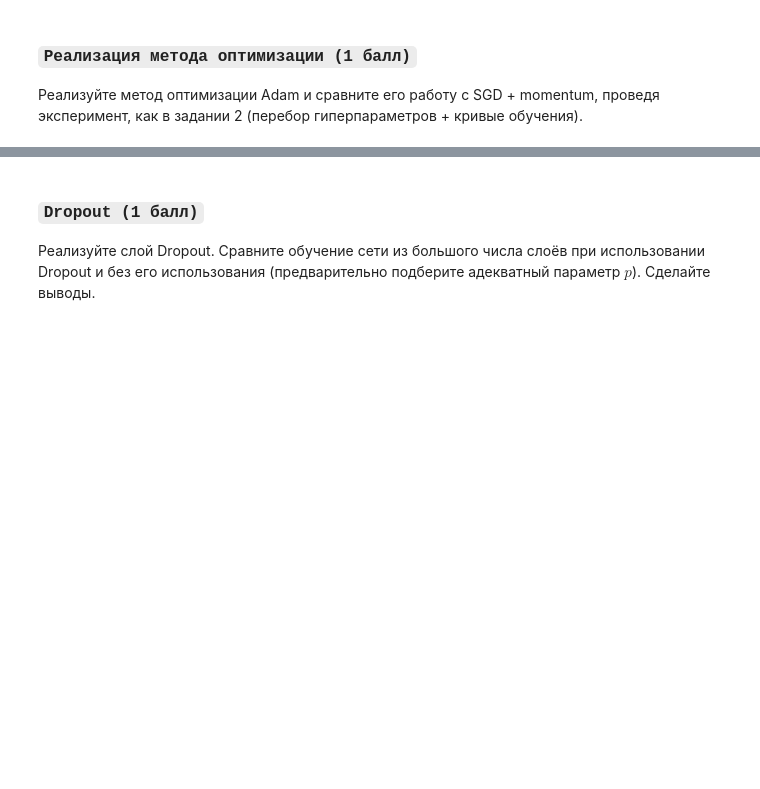
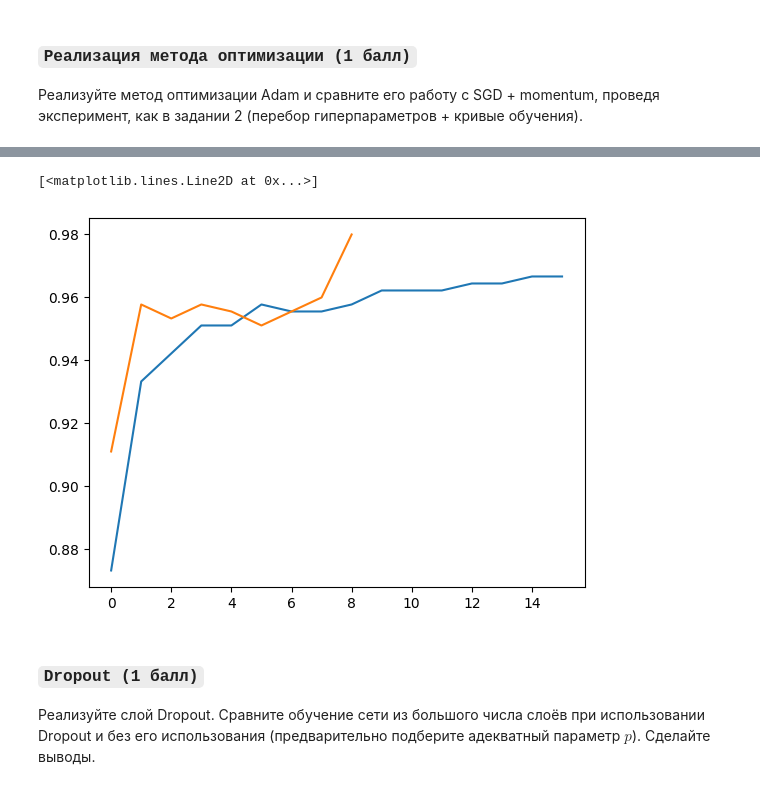
Before and after one commit to Dont4rootMe/Dense-NN, a Jupyter notebook: dense-NN.ipynb, the cells around one changed output, grey strips where cells are left out. Saved outputs shown, nothing was run; the diff lists cells and outputs as text; code cells hidden in the pictures; blank space fills up the shorter version.

```diff
--- a/dense-NN.ipynb
+++ b/dense-NN.ipynb
@@ -3506,11 +3511,14 @@ from time import time
 
 stats = {}
 # %%
-# lbfgs-b
+# l-bfgs-b
 network = [
     Dense(64, 32),
     ReLU(),
-    Dense(32, 10),
+    Dense(32, 20),
+    ReLU(),
+    Dense(20, 10),
+    ReLU(),
     LogSoftmax()
 ]
 
@@ -3524,11 +3532,12 @@ res = minimize(
     compute_loss_grad, weights,
     args=[network, X_train, y_train],
     method="L-BFGS-B",
+    callback=cb_lbfgsb.call,
     jac=True)
 end = time()
 
 stats['lbfgsb'] = {
-    'train_curve': (f'L-BFGS-B[{cb_lbfgsb.train_acc[-1]}]', cb_lbfgsb.train_acc),
-    'test_curve': (f'L-BFGS-B[{cb_lbfgsb.test_acc[-1]}]', cb_lbfgsb.test_acc),
+    'train_curve': (f'train L-BFGS-B[{cb_lbfgsb.train_acc[-1]:.4f}]', cb_lbfgsb.train_acc),
+    'test_curve': (f'test L-BFGS-B[{cb_lbfgsb.test_acc[-1]:.4f}]', cb_lbfgsb.test_acc),
     'time': end - start
 }
@@ -3582,3 +5417,50 @@ stats['lbfgsb'] = {
+# %%
+# momentum_train_np = np.ndarray((len(momentum_train), 100))
+# for i, tr in enumerate(momentum_train):
+#     for j, acc in enumerate(tr):
+#         momentum_train_np[i][j] = acc
+# momentum_test_np = np.ndarray((len(momentum_test), 100))
+# for i, tr in enumerate(momentum_test):
+#     for j, acc in enumerate(tr):
+#         momentum_test_np[i][j] = acc
+
+# adam_train_np = np.ndarray((len(adam_train), 100))
+# for i, tr in enumerate(adam_train):
+#     for j, acc in enumerate(tr):
+#         adam_train_np[i][j] = acc
+# adam_test_np = np.ndarray((len(adam_test), 100))
+# for i, tr in enumerate(adam_test):
+#     for j, acc in enumerate(tr):
+#         adam_test_np[i][j] = acc
+
+# means_momentum_train = momentum_train_np.mean(axis=0)
+# means_momentum_test = momentum_test_np.mean(axis=0)
+# means_adam_train = adam_train_np.mean(axis=0)
+# means_adam_test = adam_test_np.mean(axis=0)
+
+# std_momentum_train = momentum_train_np.std(axis=0)
+# std_momentum_test = momentum_test_np.std(axis=0)
+# std_adam_train = adam_train_np.std(axis=0)
+# std_adam_test = adam_test_np.std(axis=0)
+
+# plt.plot(std_momentum_test)
+
+best = -1
+row_momentum = None
+for inds in momentum_test:
+    row_momentum, best = (
+        inds, inds[-1]) if inds[-1] > best else (row_momentum, best)
+
+best = -1
+row_adam = None
+for inds in adam_test:
+    row_adam, best = (inds, inds[-1]) if inds[-1] > best else (row_adam, best)
+
+plt.plot(row_momentum)
+plt.plot(row_adam)
+# %% [output]
+[<matplotlib.lines.Line2D at 0x...>]
+[figure, added]
 # %% [markdown]
 ### `Dropout (1 балл)`
 
```
Also changed, not shown: parts of 21 cells of this notebook, 2 other files.
